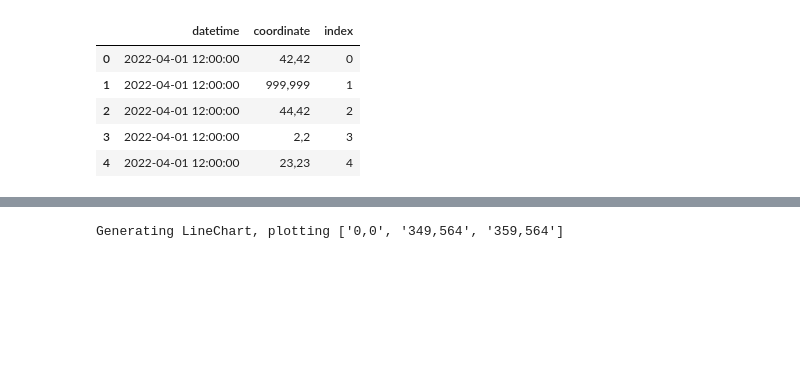
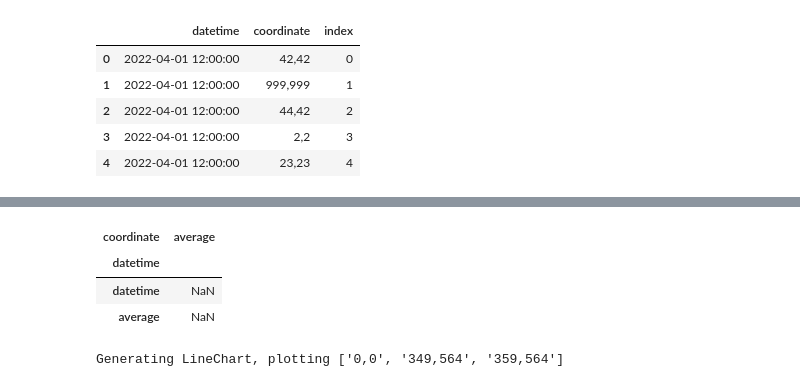
Before and after one commit to Denis-Iv/Analyzing-Social-Experiment, a Jupyter notebook: visualize_data.ipynb, the cells around one changed output, grey strips where cells are left out. Saved outputs shown, nothing was run; the diff lists cells and outputs as text; code cells hidden in the pictures; blank space fills up the shorter version.

```diff
--- a/visualize_data.ipynb
+++ b/visualize_data.ipynb
@@ -333,5 +349,11 @@ ddf_coords_mean_pivoted.head()
 # %%
 ddf_coords_mean_pivoted['average'] = ddf_coords_mean_pivoted.mean(axis=1)
-ddf_coords_mean_pivoted = ddf_coords_mean_pivoted[['datetime', 'average']]
-
-ddf_coords_mean_pivoted.head()
+# %%
+ddf_coords_mean_pivoted_cut = ddf_coords_mean_pivoted.reindex(columns=['average'])
+
+ddf_coords_mean_pivoted_cut.head()
+# %% [output]
+| coordinate | average |
+| datetime |  |
+| datetime | NaN |
+| average | NaN |
```
Also changed, not shown: parts of 7 cells of this notebook.
